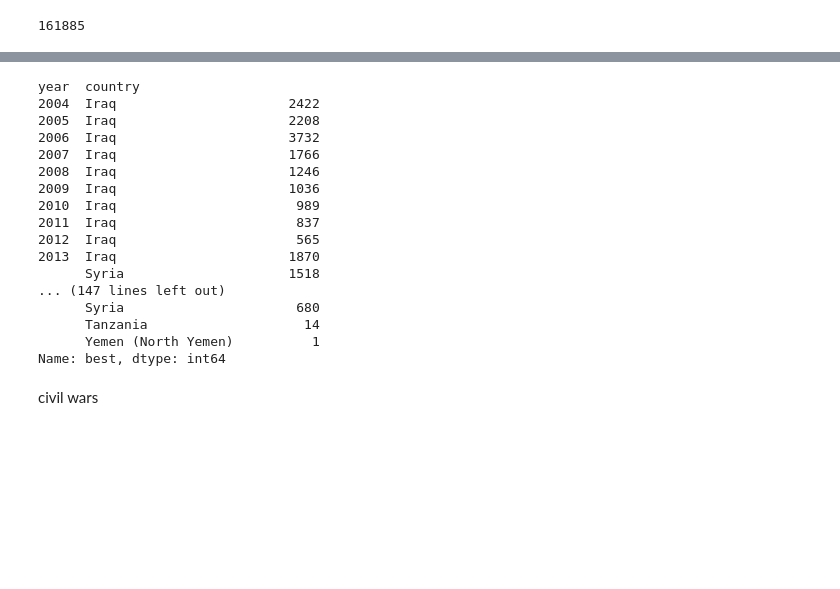
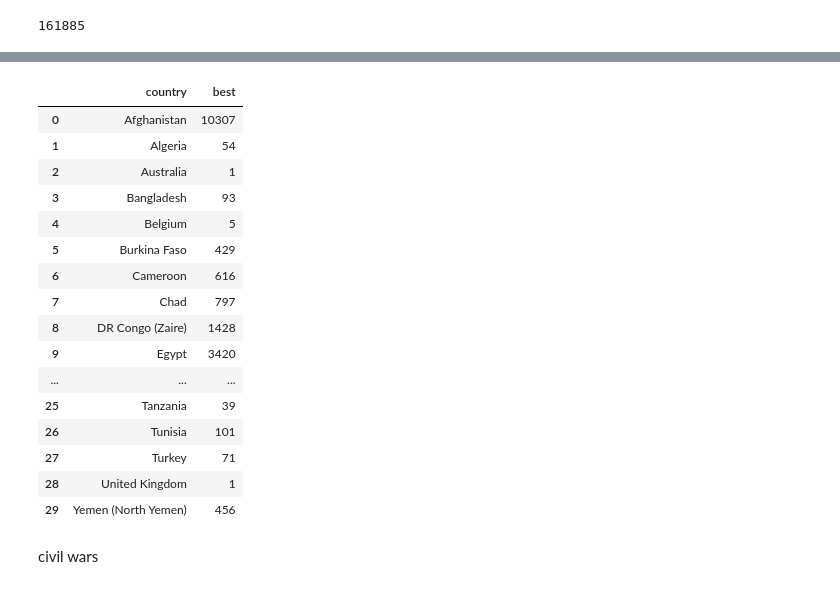
Before and after one commit to Joldon/political_violence, a Jupyter notebook: ged_event_21.ipynb, the cells around one changed output, grey strips where cells are left out. Cells and saved outputs as stored; diff of their text form; code cells hidden in the pictures; blank space fills up the shorter version.

```diff
--- a/ged_event_21.ipynb
+++ b/ged_event_21.ipynb
@@ -350,24 +387,24 @@ Name: best, dtype: int64
 # %%
-# group killings by side_b by year and country
-data[data['side_b'] == 'IS'].groupby(['year', 'country'])['best'].sum()
+# sum the killings by year and country for killings_by_IS
+IS_killings_by_country = killings_by_IS.groupby(['country'])['best'].sum().reset_index()
 # %% [output]
-year  country
-2004  Iraq                      2422
-2005  Iraq                      2208
-2006  Iraq                      3732
-2007  Iraq                      1766
-2008  Iraq                      1246
-2009  Iraq                      1036
-2010  Iraq                       989
-2011  Iraq                       837
-2012  Iraq                       565
-2013  Iraq                      1870
-      Syria                     1518
-... (147 lines left out)
-      Syria                      680
-      Tanzania                    14
-      Yemen (North Yemen)          1
-Name: best, dtype: int64
+|  | country | best |
+| 0 | Afghanistan | 10307 |
+| 1 | Algeria | 54 |
+| 2 | Australia | 1 |
+| 3 | Bangladesh | 93 |
+| 4 | Belgium | 5 |
+| 5 | Burkina Faso | 429 |
+| 6 | Cameroon | 616 |
+| 7 | Chad | 797 |
+| 8 | DR Congo (Zaire) | 1428 |
+| 9 | Egypt | 3420 |
+| ... | ... | ... |
+| 25 | Tanzania | 39 |
+| 26 | Tunisia | 101 |
+| 27 | Turkey | 71 |
+| 28 | United Kingdom | 1 |
+| 29 | Yemen (North Yemen) | 456 |
 # %% [markdown]
 civil wars
 # %%
```
Also changed, not shown: parts of 3 cells of this notebook.
